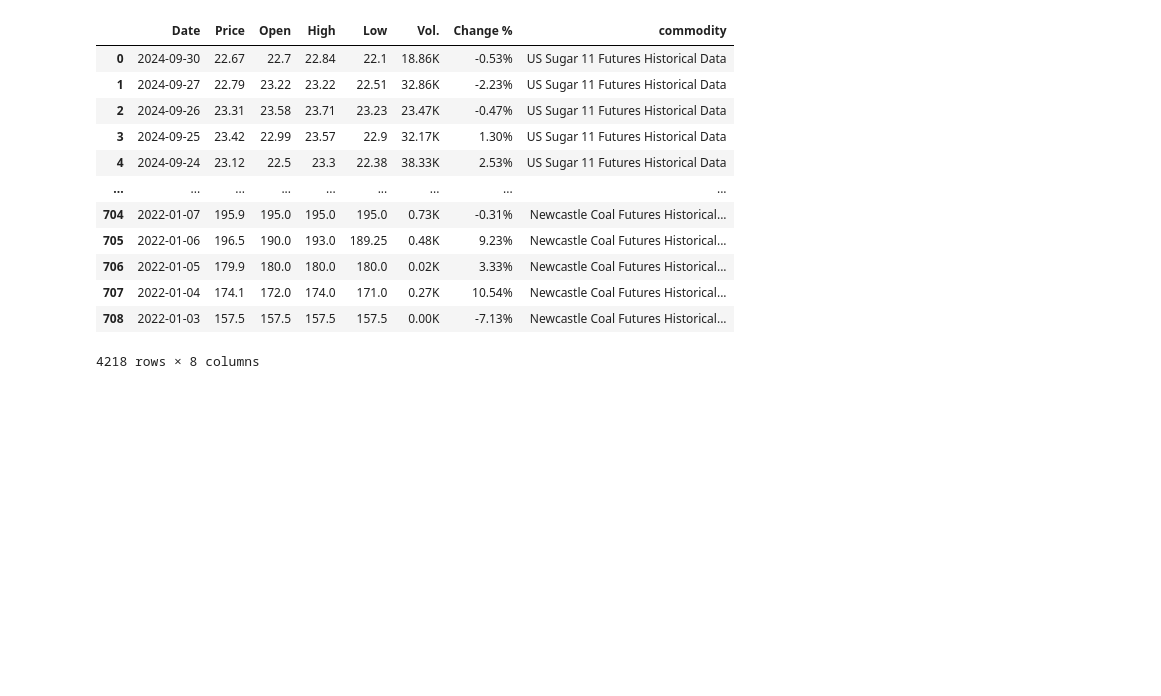
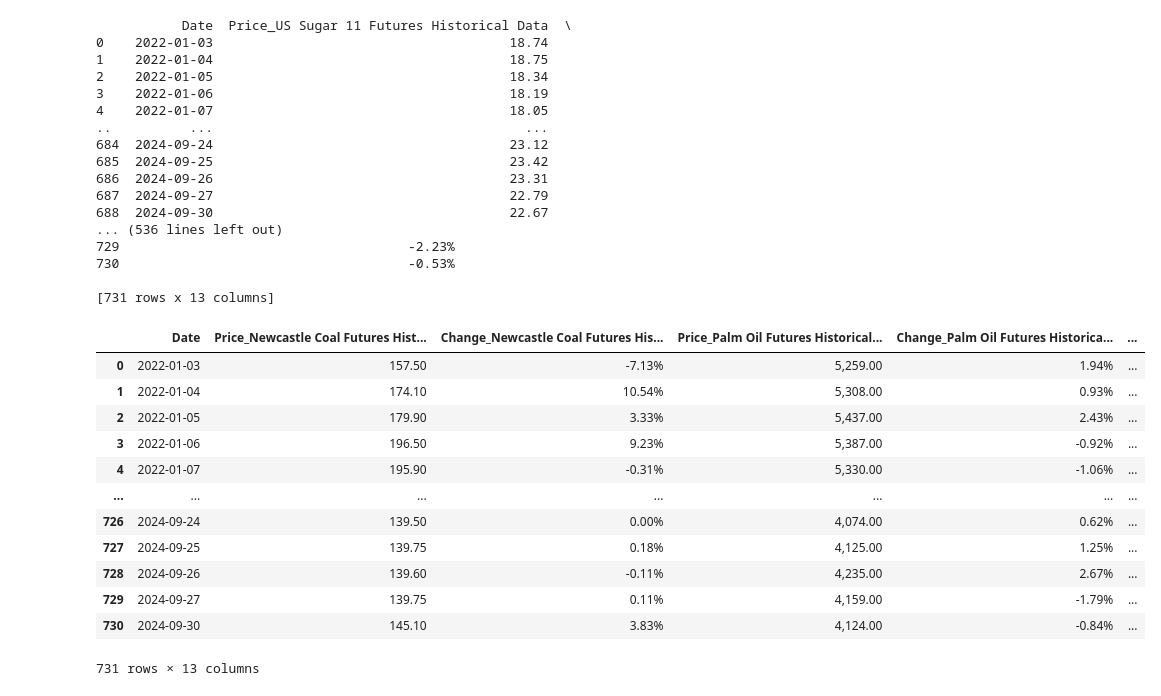
Before and after one commit to williamalxndr/arkavidia-9, a Jupyter notebook: Commodity_price_merged.ipynb, the cells around one changed output. Drawn from its saved outputs; the diff is of its cells as text; code cells hidden in the pictures; blank space fills up the shorter version.

Commit message:
Update global commodity merged dataset

```diff
--- a/Commodity_price_merged.ipynb
+++ b/Commodity_price_merged.ipynb
@@ -10,25 +10,63 @@ all_files = glob.glob("comodity-price-prediction-penyisihan-arkavidia-9/Google T
 # %%
 lst = []
 
+
+
 for file in all_files:
     df = pd.read_csv(file)
-    df["commodity"] = os.path.basename(os.path.splitext(file)[0])
-    lst.append(df)
 
-df = pd.concat(lst)
-df
+    commodity_name = os.path.basename(os.path.splitext(file)[0])
+    # print(commodity_name)
+
+    # print(df[["Date", "Price", "Change %"]])
+
+    df = df.rename(columns={"Price": f"Price_{commodity_name}", "Change %": f"Change_{commodity_name}"})
+
+
+
+
+    lst.append(df[["Date", f"Price_{commodity_name}", f"Change_{commodity_name}"]])
+
+
+merged_df = pd.DataFrame({"Date": []})
+
+for df in lst:
+
+    merged_df = pd.merge(right=merged_df, left=df, how="outer", on="Date")
+
+    print(merged_df)
 # %% [output]
-|  | Date | Price | Open | High | Low | Vol. | Change % | commodity |
-| 0 | 2024-09-30 | 22.67 | 22.7 | 22.84 | 22.1 | 18.86K | -0.53% | US Sugar 11 Futures Historical Data |
-| 1 | 2024-09-27 | 22.79 | 23.22 | 23.22 | 22.51 | 32.86K | -2.23% | US Sugar 11 Futures Historical Data |
-| 2 | 2024-09-26 | 23.31 | 23.58 | 23.71 | 23.23 | 23.47K | -0.47% | US Sugar 11 Futures Historical Data |
-| 3 | 2024-09-25 | 23.42 | 22.99 | 23.57 | 22.9 | 32.17K | 1.30% | US Sugar 11 Futures Historical Data |
-| 4 | 2024-09-24 | 23.12 | 22.5 | 23.3 | 22.38 | 38.33K | 2.53% | US Sugar 11 Futures Historical Data |
-| ... | ... | ... | ... | ... | ... | ... | ... | ... |
-| 704 | 2022-01-07 | 195.9 | 195.0 | 195.0 | 195.0 | 0.73K | -0.31% | Newcastle Coal Futures Historical... |
-| 705 | 2022-01-06 | 196.5 | 190.0 | 193.0 | 189.25 | 0.48K | 9.23% | Newcastle Coal Futures Historical... |
-| 706 | 2022-01-05 | 179.9 | 180.0 | 180.0 | 180.0 | 0.02K | 3.33% | Newcastle Coal Futures Historical... |
-| 707 | 2022-01-04 | 174.1 | 172.0 | 174.0 | 171.0 | 0.27K | 10.54% | Newcastle Coal Futures Historical... |
-| 708 | 2022-01-03 | 157.5 | 157.5 | 157.5 | 157.5 | 0.00K | -7.13% | Newcastle Coal Futures Historical... |
-4218 rows × 8 columns
+           Date  Price_US Sugar 11 Futures Historical Data  \
+0    2022-01-03                                      18.74
+1    2022-01-04                                      18.75
+2    2022-01-05                                      18.34
+3    2022-01-06                                      18.19
+4    2022-01-07                                      18.05
+..          ...                                        ...
+684  2024-09-24                                      23.12
+685  2024-09-25                                      23.42
+686  2024-09-26                                      23.31
+687  2024-09-27                                      22.79
+688  2024-09-30                                      22.67
+... (536 lines left out)
+729                                     -2.23%
+730                                     -0.53%
+
+[731 rows x 13 columns]
+# %%
+merged_df
+# %% [output]
+|  | Date | Price_Newcastle Coal Futures Hist... | Change_Newcastle Coal Futures His... | Price_Palm Oil Futures Historical... | Change_Palm Oil Futures Historica... | ... |
+| 0 | 2022-01-03 | 157.50 | -7.13% | 5,259.00 | 1.94% | ... |
+| 1 | 2022-01-04 | 174.10 | 10.54% | 5,308.00 | 0.93% | ... |
+| 2 | 2022-01-05 | 179.90 | 3.33% | 5,437.00 | 2.43% | ... |
+| 3 | 2022-01-06 | 196.50 | 9.23% | 5,387.00 | -0.92% | ... |
+| 4 | 2022-01-07 | 195.90 | -0.31% | 5,330.00 | -1.06% | ... |
+| ... | ... | ... | ... | ... | ... | ... |
+| 726 | 2024-09-24 | 139.50 | 0.00% | 4,074.00 | 0.62% | ... |
+| 727 | 2024-09-25 | 139.75 | 0.18% | 4,125.00 | 1.25% | ... |
+| 728 | 2024-09-26 | 139.60 | -0.11% | 4,235.00 | 2.67% | ... |
+| 729 | 2024-09-27 | 139.75 | 0.11% | 4,159.00 | -1.79% | ... |
+| 730 | 2024-09-30 | 145.10 | 3.83% | 4,124.00 | -0.84% | ... |
+731 rows × 13 columns
 # %%
```
Also changed, not shown: parts of 1 cell of this notebook, 3 other files.
